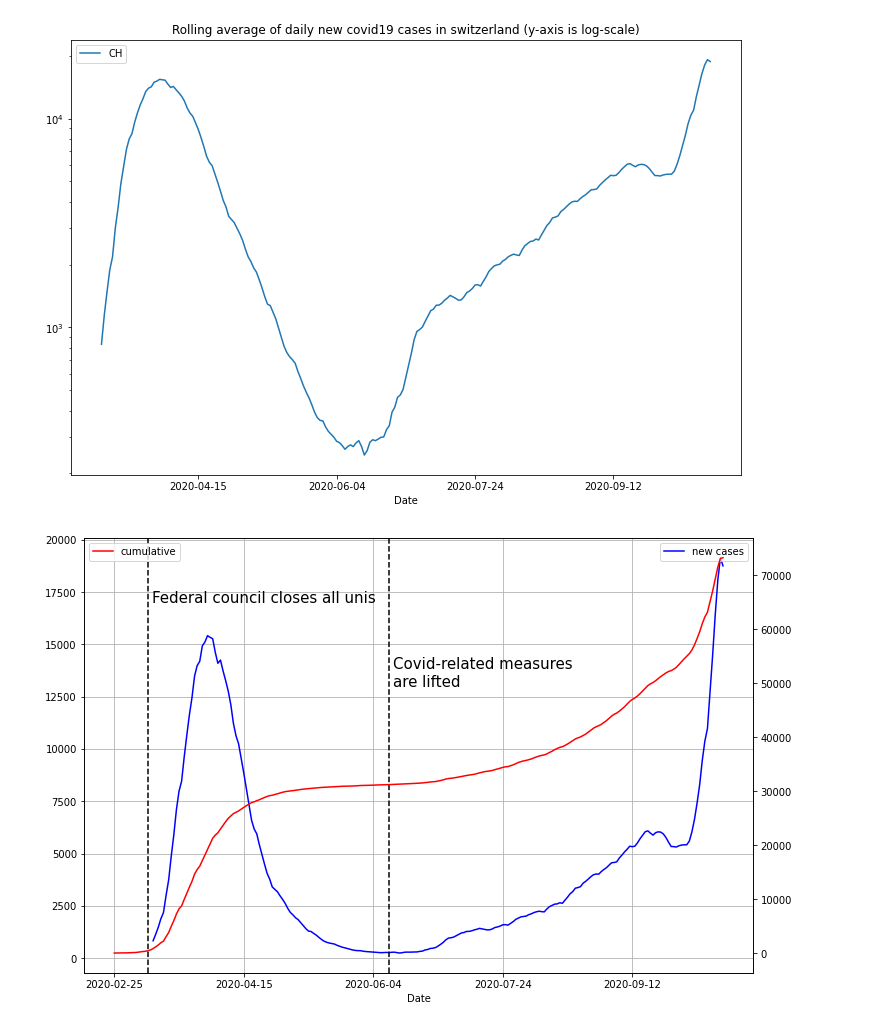
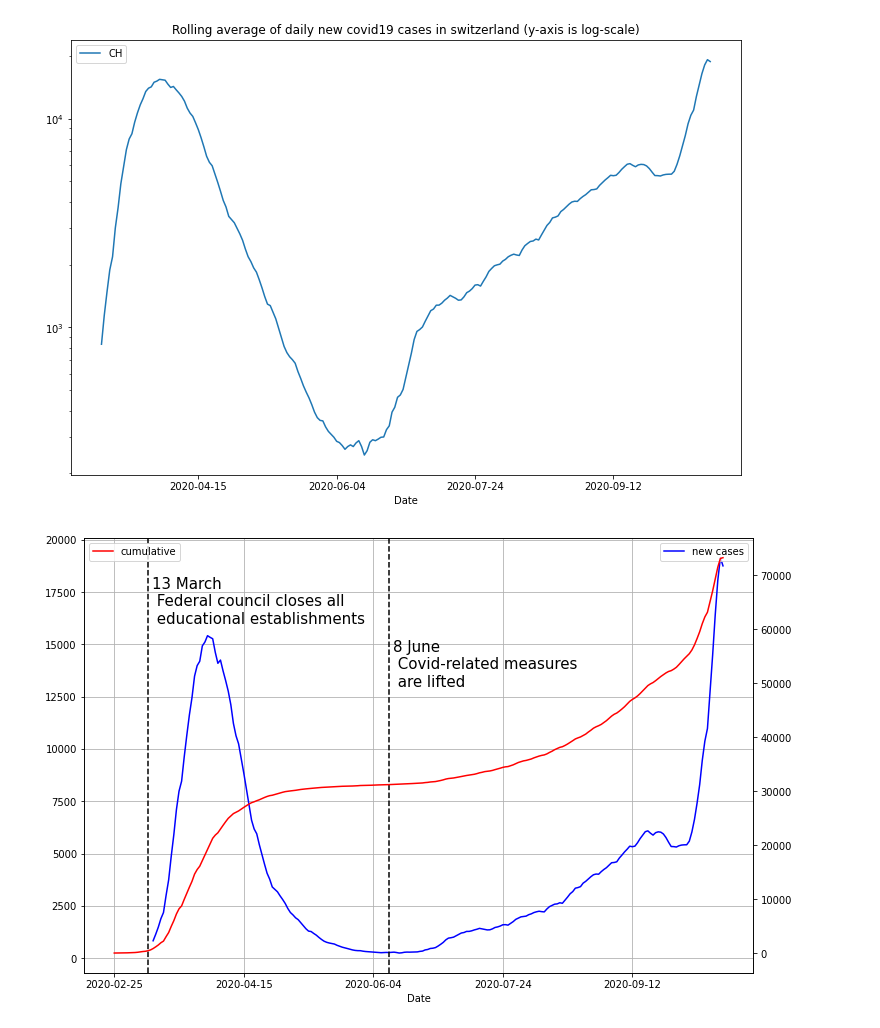
Before and after one commit to RenardDesNeiges/covid_notebooks, a Jupyter notebook: Total covid cases.ipynb, the cells around one changed output. Saved outputs shown, nothing was run; the diff lists cells and outputs as text; code cells hidden in the pictures.

Commit message:
New plot

```diff
--- a/Total covid cases.ipynb
+++ b/Total covid cases.ipynb
@@ -58,26 +58,26 @@ fig.savefig('diff.jpg')
 # %%
 # Plotting the total cumulative cases together with the derivative
 x = pd.DataFrame(covid_19_cases,columns=["Date"])
 y = pd.DataFrame(covid_19_cases,columns=["CH"]).diff().rolling(15).sum()
 newcases = pd.concat([x,y],axis = 1)
 
 
 
 ax1 = newcases.set_index('Date').plot(color="blue",kind="line",grid=True, label='New Cases',figsize=(12,8))
 ax2 = df.set_index('Date').plot(color="red",kind="line",grid=True, label='Cumulative Cases',secondary_y=True,ax=ax1)
 
 
 ax1.legend(["new cases"],loc=1)
 ax2.legend(["cumulative"],loc=2)
 
 ax1.axvline(13, color='k', linestyle='--',label="Interdiction des manifestations")
-ax1.text(14.5,17000,"13 March \n Federal council closes all education",size=15)
+ax1.text(14.5,16000,"13 March \n Federal council closes all \n educational establishments",size=15)
 
 ax1.axvline(106, color='k', linestyle='--',label="Interdiction des manifestations")
-ax1.text(107.5,13000,"Covid-related measures \nare lifted",size=15)
+ax1.text(107.5,13000,"8 June \n Covid-related measures \n are lifted",size=15)
 
 plt.show()
 fig = ax1.get_figure()
 fig.savefig('annotated.jpg')
 # %% [output]
-[figure, old version]
+[figure, new version]
```
Also changed, not shown: 1 other file.
